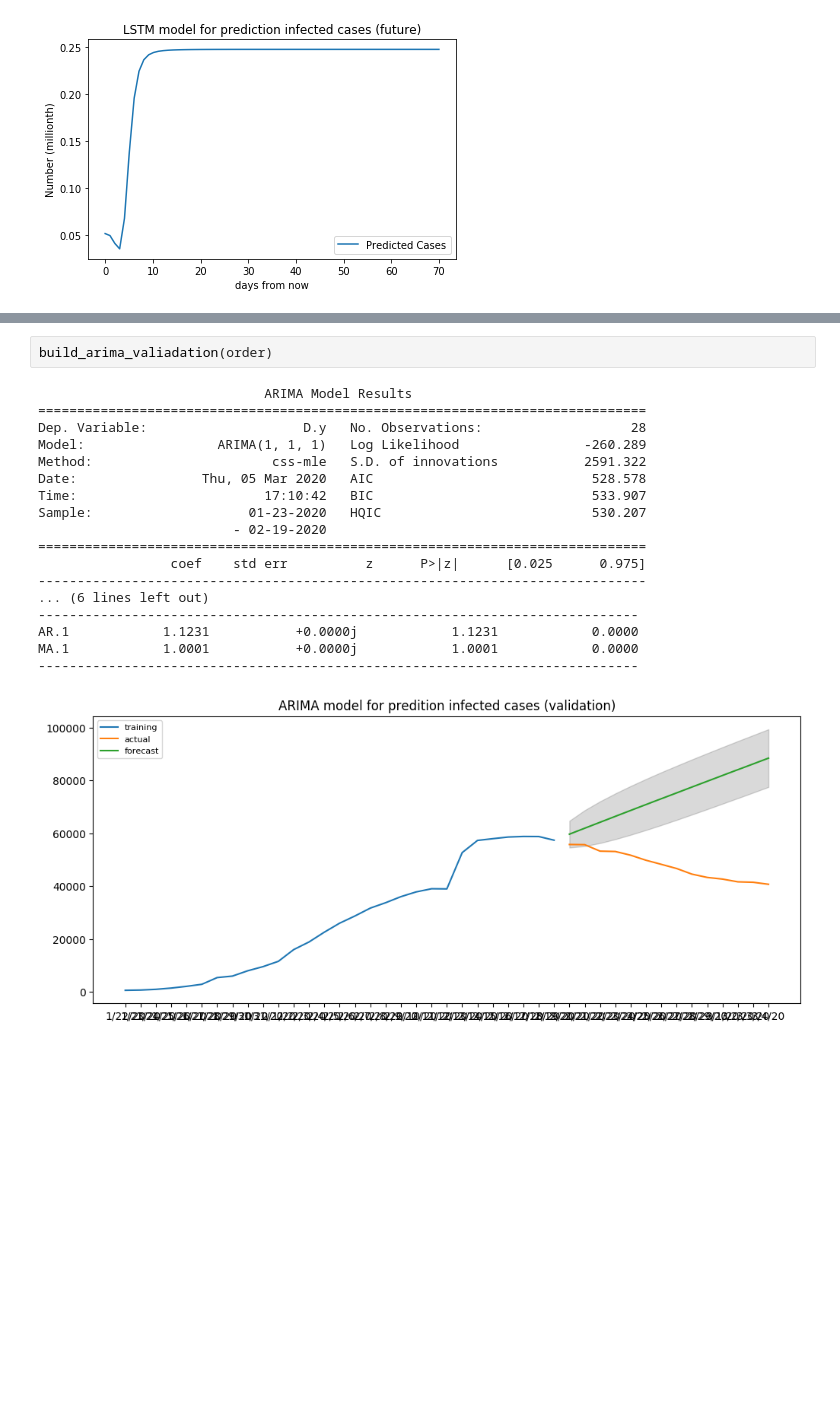
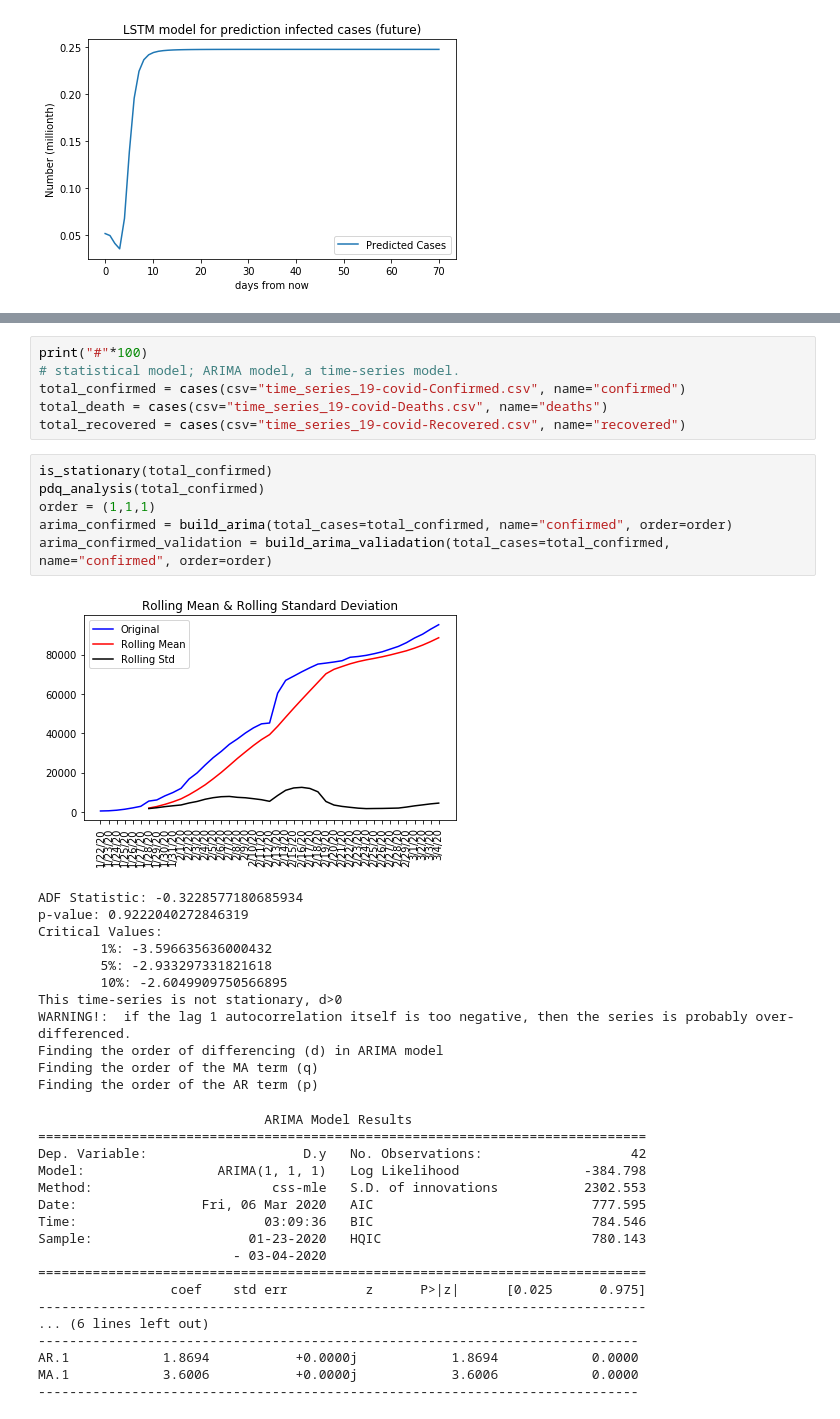
Before and after one commit to WachiRatip/covid19_models, a Jupyter notebook: scr/main.ipynb, the cells around one changed output, grey strips where cells are left out. Saved outputs shown, nothing was run; the diff lists cells and outputs as text; blank space fills up the shorter version.

Commit message:
ARIMA model complete

```diff
--- a/scr/main.ipynb
+++ b/scr/main.ipynb
@@ -704,21 +750,42 @@ MA.1            1.7768           +0.0000j            1.7768            0.0000
-# %%
-build_arima_valiadation(order)
-# %% [output]
-                             ARIMA Model Results
-==============================================================================
-Dep. Variable:                    D.y   No. Observations:                   28
-Model:                 ARIMA(1, 1, 1)   Log Likelihood                -260.289
-Method:                       css-mle   S.D. of innovations           2591.322
-Date:                Thu, 05 Mar 2020   AIC                            528.578
-Time:                        17:10:42   BIC                            533.907
-Sample:                    01-23-2020   HQIC                           530.207
-                         - 02-19-2020
-==============================================================================
-                 coef    std err          z      P>|z|      [0.025      0.975]
-------------------------------------------------------------------------------
-... (6 lines left out)
------------------------------------------------------------------------------
-AR.1            1.1231           +0.0000j            1.1231            0.0000
-MA.1            1.0001           +0.0000j            1.0001            0.0000
------------------------------------------------------------------------------
-[figure, removed]
+# %%
+print("#"*100)
+# statistical model; ARIMA model, a time-series model.
+total_confirmed = cases(csv="time_series_19-covid-Confirmed.csv", name="confirmed")
+total_death = cases(csv="time_series_19-covid-Deaths.csv", name="deaths")
+total_recovered = cases(csv="time_series_19-covid-Recovered.csv", name="recovered")
+# %%
+is_stationary(total_confirmed)
+pdq_analysis(total_confirmed)
+order = (1,1,1)
+arima_confirmed = build_arima(total_cases=total_confirmed, name="confirmed", order=order)
+arima_confirmed_validation = build_arima_valiadation(total_cases=total_confirmed, name="confirmed", order=order)
+# %% [output]
+[figure, added]
+ADF Statistic: -0.3228577180685934
+p-value: 0.9222040272846319
+Critical Values:
+        1%: -3.596635636000432
+        5%: -2.933297331821618
+        10%: -2.6049909750566895
+This time-series is not stationary, d>0
+WARNING!:  if the lag 1 autocorrelation itself is too negative, then the series is probably over-differenced.
+Finding the order of differencing (d) in ARIMA model
+Finding the order of the MA term (q)
+Finding the order of the AR term (p)
+                             ARIMA Model Results
+==============================================================================
+Dep. Variable:                    D.y   No. Observations:                   42
+Model:                 ARIMA(1, 1, 1)   Log Likelihood                -384.798
+Method:                       css-mle   S.D. of innovations           2302.553
+Date:                Fri, 06 Mar 2020   AIC                            777.595
+Time:                        03:09:36   BIC                            784.546
+Sample:                    01-23-2020   HQIC                           780.143
+                         - 03-04-2020
+==============================================================================
+                 coef    std err          z      P>|z|      [0.025      0.975]
+------------------------------------------------------------------------------
+... (6 lines left out)
+-----------------------------------------------------------------------------
+AR.1            1.8694           +0.0000j            1.8694            0.0000
+MA.1            3.6006           +0.0000j            3.6006            0.0000
+-----------------------------------------------------------------------------
```
Also changed, not shown: parts of 14 cells of this notebook, 8 other files.
